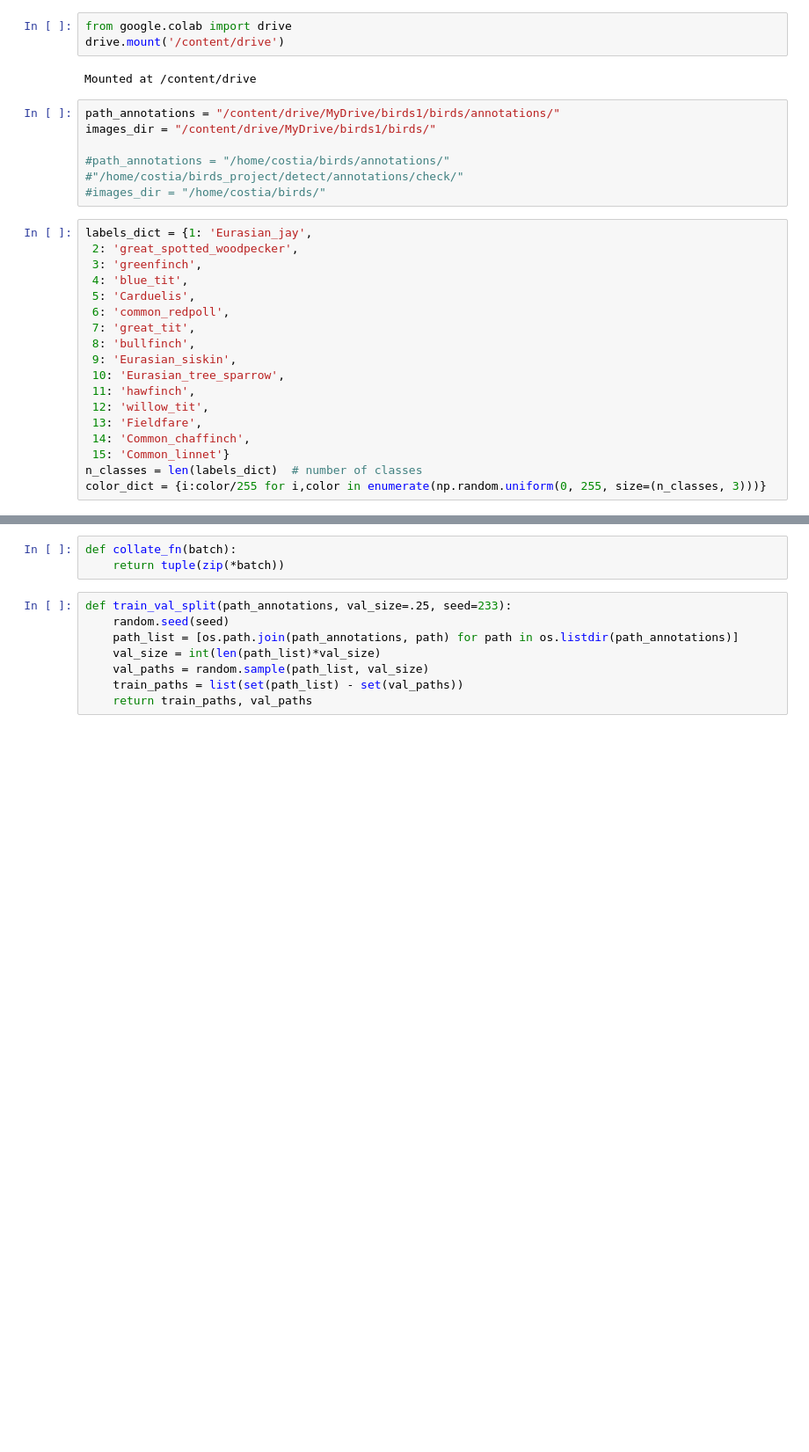
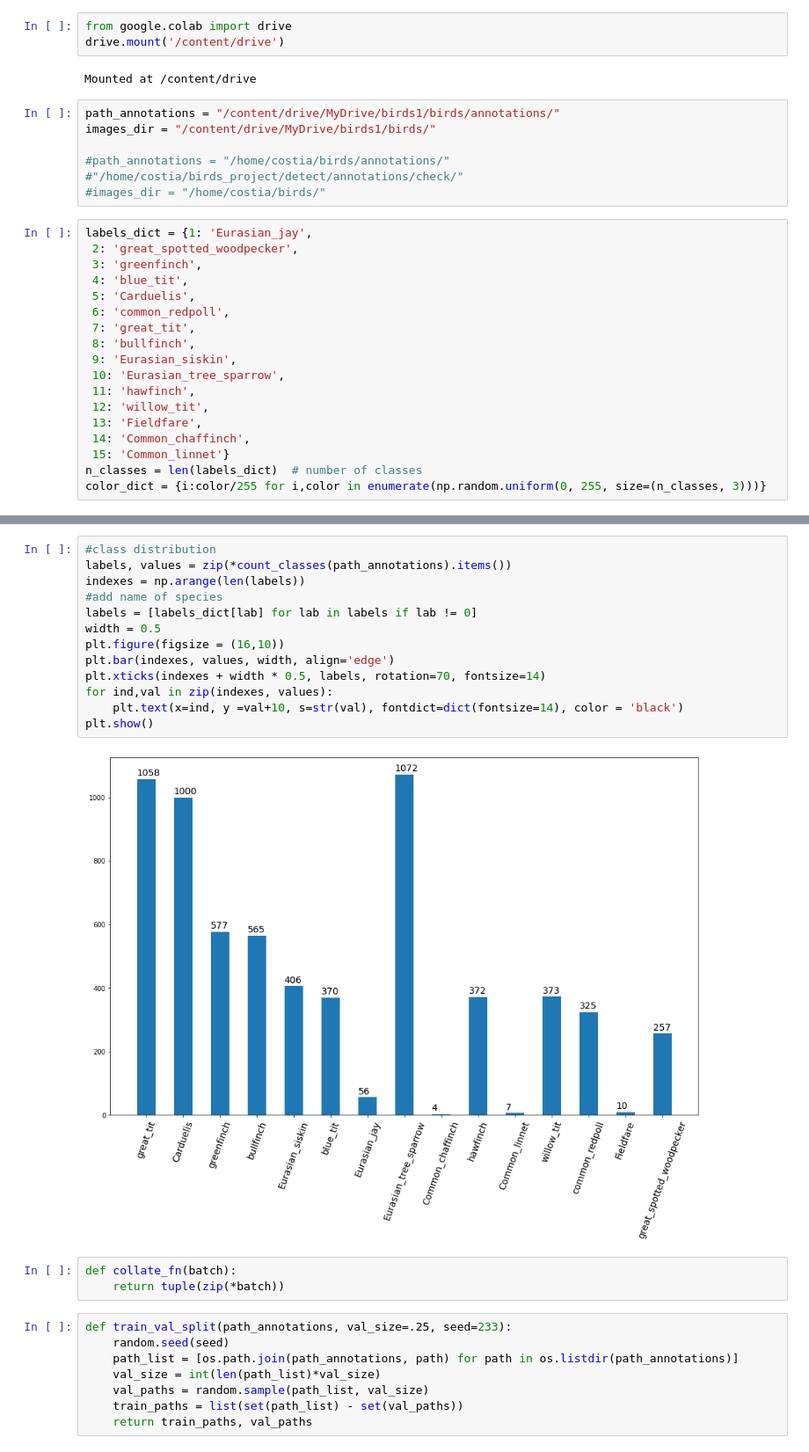
Before and after one commit to CostiaB/Birds_Detection, a Jupyter notebook: YOLO.ipynb, the cells around one changed output, grey strips where cells are left out. Shown: that part at 88% size. Drawn from its saved outputs; the diff is of its cells as text; blank space fills up the shorter version.

Commit message:
Labels check

```diff
--- a/YOLO.ipynb
+++ b/YOLO.ipynb
@@ -111,6 +111,21 @@ def count_classes(path_annotations):
         _, target = xml_transform(xml)
         target_list += target['labels']
     return Counter(target_list)
+# %%
+#class distribution
+labels, values = zip(*count_classes(path_annotations).items())
+indexes = np.arange(len(labels))
+#add name of species
+labels = [labels_dict[lab] for lab in labels if lab != 0]
+width = 0.5
+plt.figure(figsize = (16,10))
+plt.bar(indexes, values, width, align='edge')
+plt.xticks(indexes + width * 0.5, labels, rotation=70, fontsize=14)
+for ind,val in zip(indexes, values):
+    plt.text(x=ind, y =val+10, s=str(val), fontdict=dict(fontsize=14), color = 'black')
+plt.show()
+# %% [output]
+[figure, added]
 # %%
 def collate_fn(batch):
     return tuple(zip(*batch))
```
Also changed, not shown: parts of 3 cells of this notebook.
